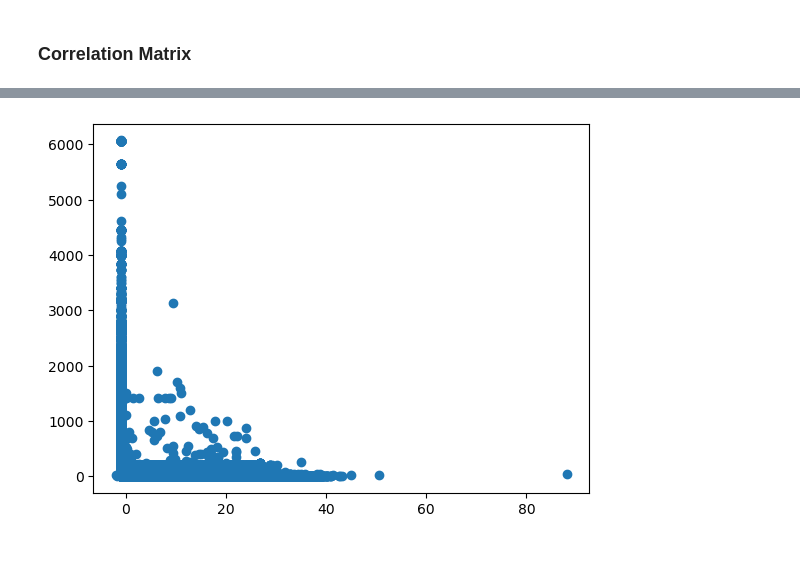
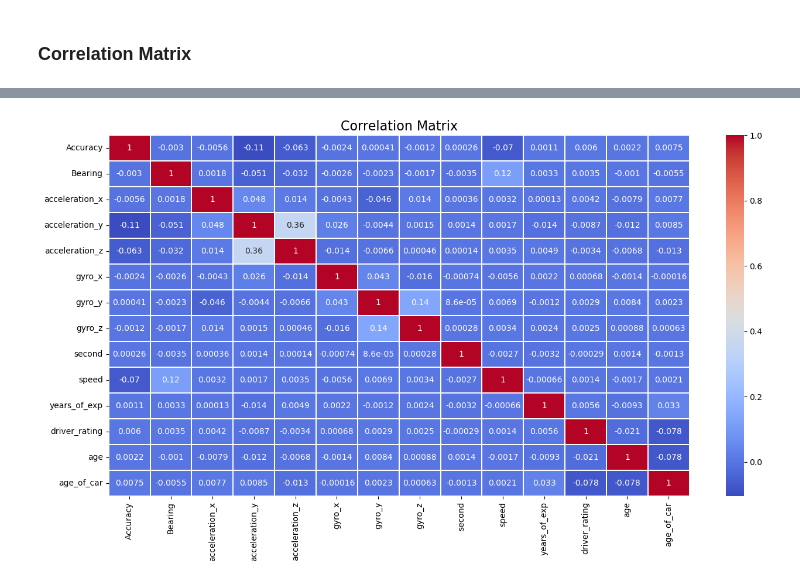
Before and after one commit to errnasty/Cab-Data-Analysis, a Jupyter notebook: EDA.ipynb, the cells around one changed output, grey strips where cells are left out. Saved outputs shown, nothing was run; the diff lists cells and outputs as text; code cells hidden in the pictures; blank space fills up the shorter version.

```diff
--- a/EDA.ipynb
+++ b/EDA.ipynb
@@ -358,5 +438,0 @@ df_new
-# %%
-plt.scatter(df_new['speed'], df_new['Accuracy'])
-plt.show()
-# %% [output]
-[figure, removed]
@@ -365,0 +439,9 @@ plt.show()
+# %%
+plt.figure(figsize=(16, 8))
+
+
+sns.heatmap(df_new[continuous_cols].corr(), annot=True, cmap='coolwarm', linewidths=0.2)
+plt.title('Correlation Matrix', fontsize=16)
+plt.show()
+# %% [output]
+[figure, added]
```
Also changed, not shown: parts of 24 cells of this notebook.
